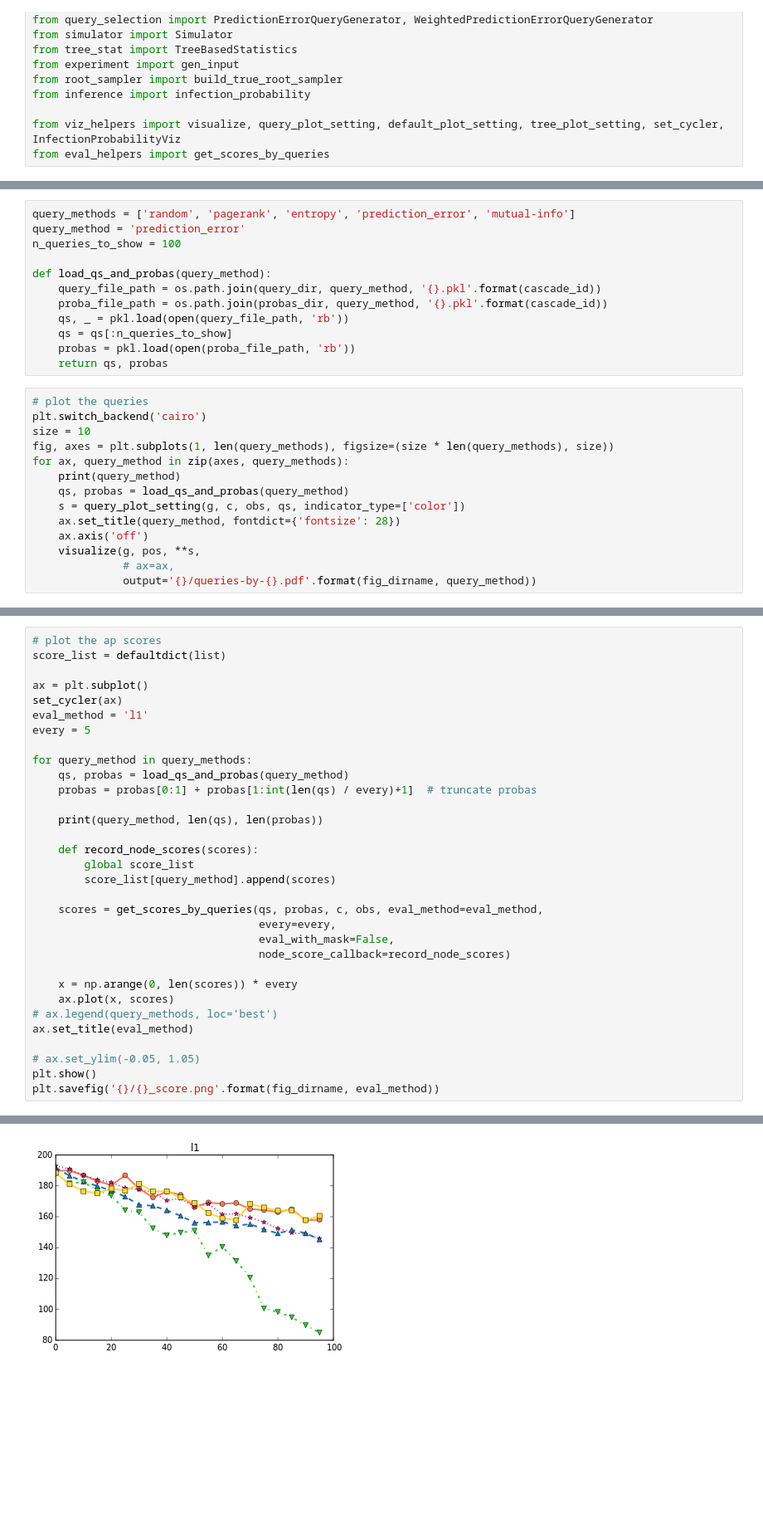
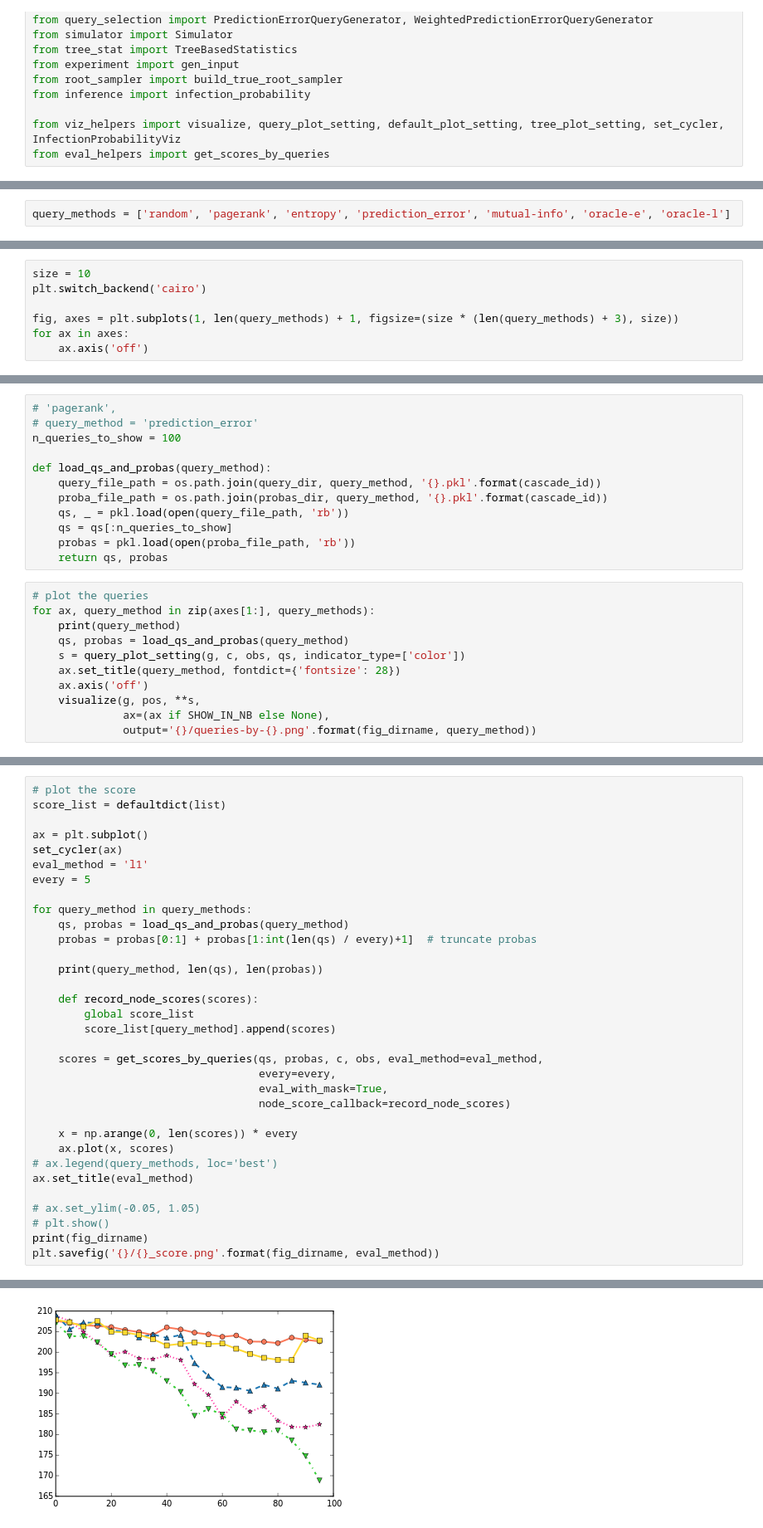
Before and after one commit to xiaohan2012/active-cascade-reconstruction, a Jupyter notebook: inspecting-query-process-pipeline.ipynb, the cells around one changed output, grey strips where cells are left out. Shown at 83% size. Saved outputs shown, nothing was run; the diff lists cells and outputs as text; blank space fills up the shorter version.

```diff
--- a/inspecting-query-process-pipeline.ipynb
+++ b/inspecting-query-process-pipeline.ipynb
@@ -45,3 +51,5 @@ cascade_id = 80
+# %%
+query_methods = ['random', 'pagerank', 'entropy', 'prediction_error', 'mutual-info', 'oracle-e', 'oracle-l']
 # %%
 g = load_graph_by_name(graph, weighted=True, suffix=graph_suffix)
 if graph.startswith('lattice'):
@@ -57,0 +69,7 @@ source = cascade_source(c)
+# %%
+size = 10
+plt.switch_backend('cairo')
+
+fig, axes = plt.subplots(1, len(query_methods) + 1, figsize=(size * (len(query_methods) + 3), size))
+for ax in axes:
+    ax.axis('off')
@@ -65,6 +85,6 @@ visualize(g, pos, **setting, output='{}/cascade.pdf'.format(fig_dirname))
 # %%
-query_methods = ['random', 'pagerank', 'entropy', 'prediction_error', 'mutual-info']
-query_method = 'prediction_error'
+# 'pagerank',
+# query_method = 'prediction_error'
 n_queries_to_show = 100
 
 def load_qs_and_probas(query_method):
@@ -76,17 +96,14 @@ def load_qs_and_probas(query_method):
     return qs, probas
 # %%
 # plot the queries
-plt.switch_backend('cairo')
-size = 10
-fig, axes = plt.subplots(1, len(query_methods), figsize=(size * len(query_methods), size))
-for ax, query_method in zip(axes, query_methods):
+for ax, query_method in zip(axes[1:], query_methods):
     print(query_method)
     qs, probas = load_qs_and_probas(query_method)
     s = query_plot_setting(g, c, obs, qs, indicator_type=['color'])
     ax.set_title(query_method, fontdict={'fontsize': 28})
     ax.axis('off')
     visualize(g, pos, **s,
-              # ax=ax,
-              output='{}/queries-by-{}.pdf'.format(fig_dirname, query_method))
+              ax=(ax if SHOW_IN_NB else None),
+              output='{}/queries-by-{}.png'.format(fig_dirname, query_method))
 # %% [output]
 random
@@ -113,5 +118,5 @@ len(qs), len(probas)
 # %%
-# plot the ap scores
+# plot the score
 score_list = defaultdict(list)
 
 ax = plt.subplot()
@@ -131,7 +136,7 @@ for query_method in query_methods:
 
     scores = get_scores_by_queries(qs, probas, c, obs, eval_method=eval_method,
                                    every=every,
-                                   eval_with_mask=False,
+                                   eval_with_mask=True,
                                    node_score_callback=record_node_scores)
 
     x = np.arange(0, len(scores)) * every
@@ -140,7 +145,8 @@ for query_method in query_methods:
 ax.set_title(eval_method)
 
 # ax.set_ylim(-0.05, 1.05)
-plt.show()
+# plt.show()
+print(fig_dirname)
 plt.savefig('{}/{}_score.png'.format(fig_dirname, eval_method))
 # %% [output]
 random 100 21
@@ -151,4 +159,4 @@ mutual-info 100 21
-[figure, old version]
+[figure, new version]
 # %%
 def intercept_f(setting):
     s = query_plot_setting(g, c, obs, qs, indicator_type=None)
```
Also changed, not shown: parts of 22 cells of this notebook, 15 other files.
